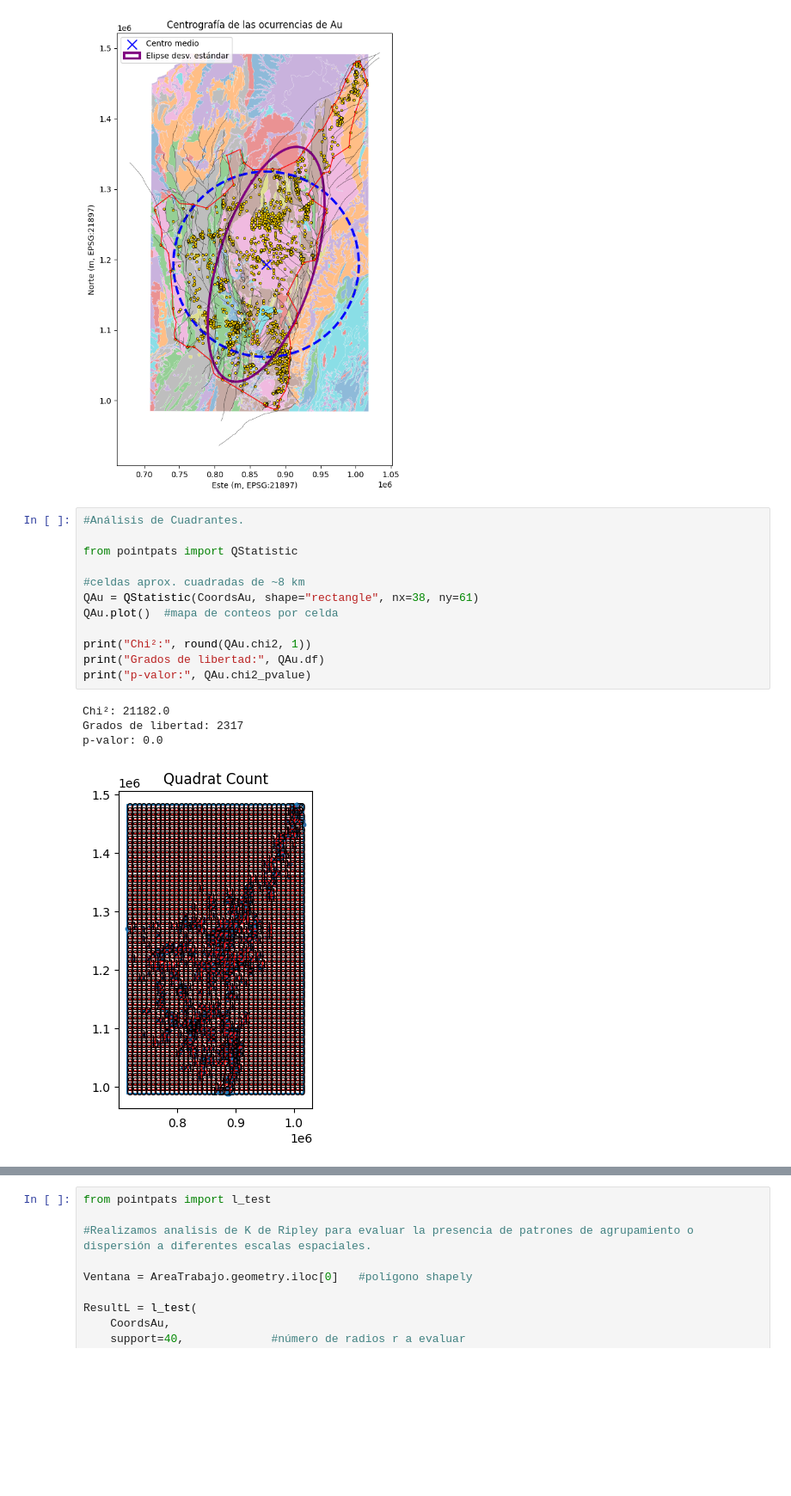
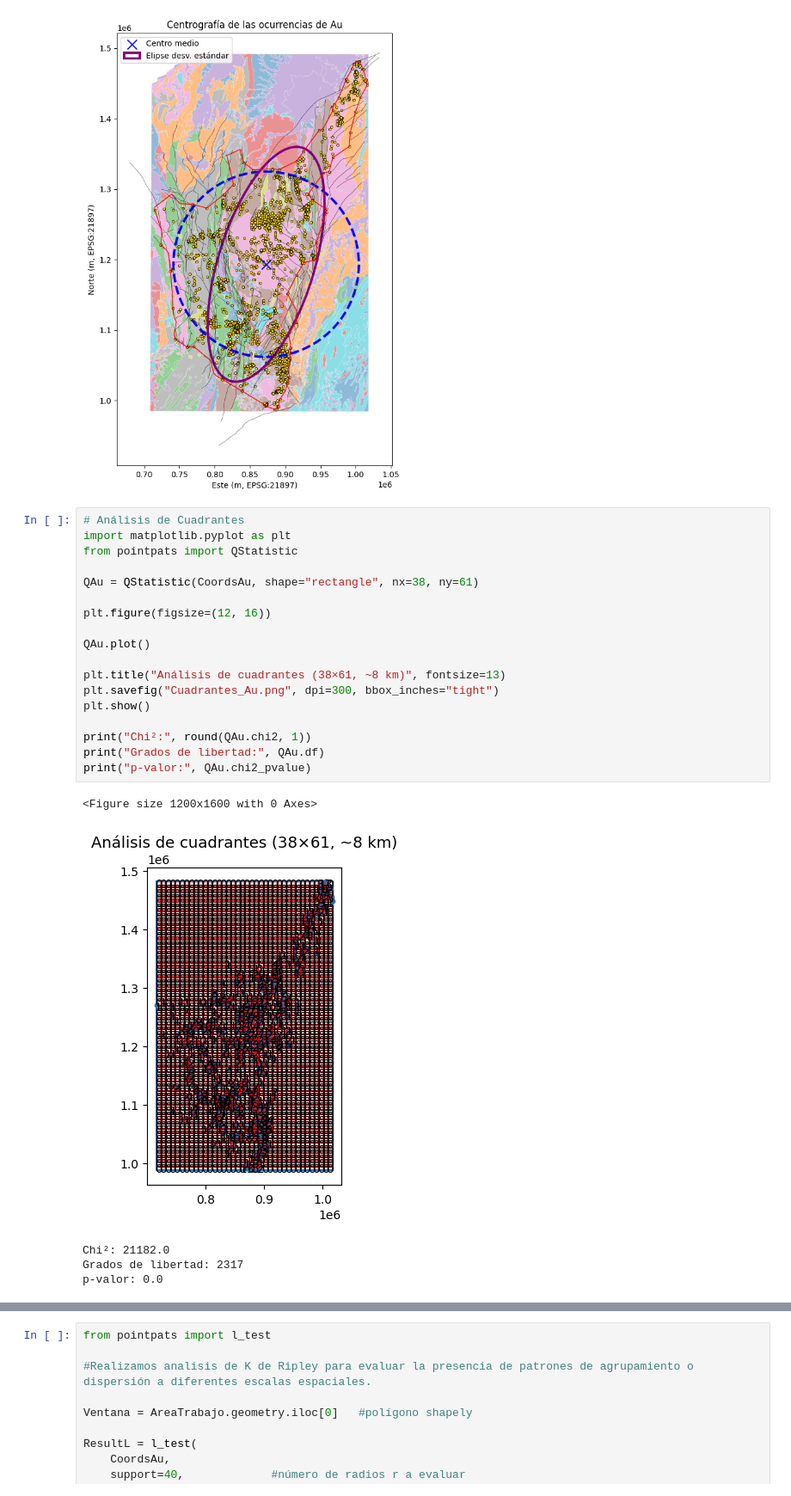
Before and after one commit to mfcadavidd1010/AnalisisGeoespacial_2026, a Jupyter notebook: OcurrenciasMinerales.ipynb, the cells around one changed output, grey strips where cells are left out. Shown at 86% size. Saved outputs shown, nothing was run; the diff lists cells and outputs as text; blank space fills up the shorter version.

```diff
--- a/OcurrenciasMinerales.ipynb
+++ b/OcurrenciasMinerales.ipynb
@@ -198,19 +198,26 @@ ax.legend(); plt.show()
 # %% [output]
 [figure]
 # %%
-#Análisis de Cuadrantes.
-
+# Análisis de Cuadrantes
+import matplotlib.pyplot as plt
 from pointpats import QStatistic
 
-#celdas aprox. cuadradas de ~8 km
 QAu = QStatistic(CoordsAu, shape="rectangle", nx=38, ny=61)
-QAu.plot()  #mapa de conteos por celda
+
+plt.figure(figsize=(12, 16))
+
+QAu.plot()
+
+plt.title("Análisis de cuadrantes (38×61, ~8 km)", fontsize=13)
+plt.savefig("Cuadrantes_Au.png", dpi=300, bbox_inches="tight")
+plt.show()
 
 print("Chi²:", round(QAu.chi2, 1))
 print("Grados de libertad:", QAu.df)
 print("p-valor:", QAu.chi2_pvalue)
 # %% [output]
-Chi²: 21182.0
-Grados de libertad: 2317
-p-valor: 0.0
+<Figure size 1200x1600 with 0 Axes>
-[figure, old version]
+[figure, new version]
+Chi²: 21182.0
+Grados de libertad: 2317
+p-valor: 0.0
```
Also changed, not shown: parts of 12 cells of this notebook, 11 other files.
